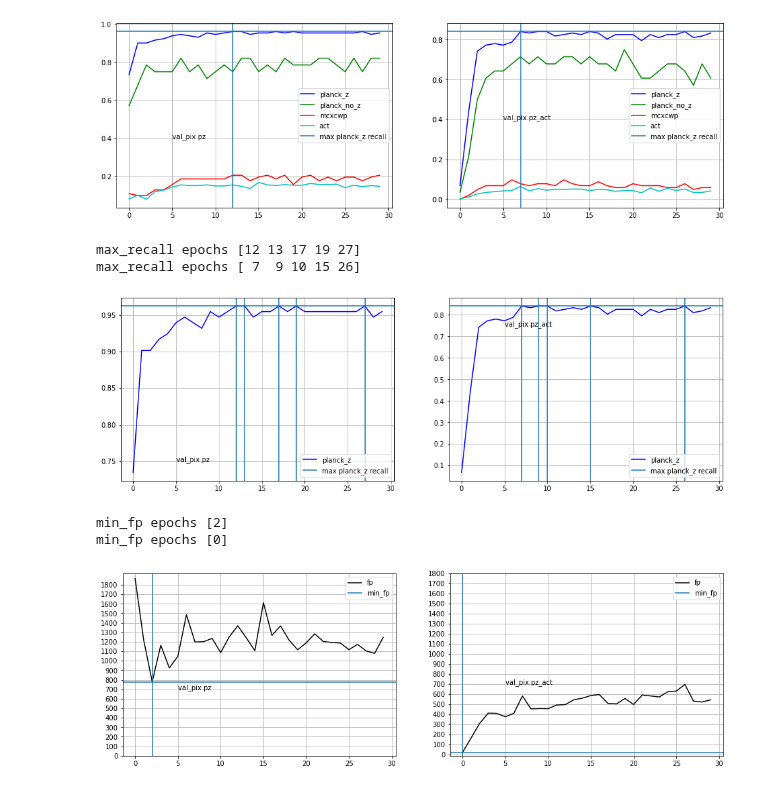
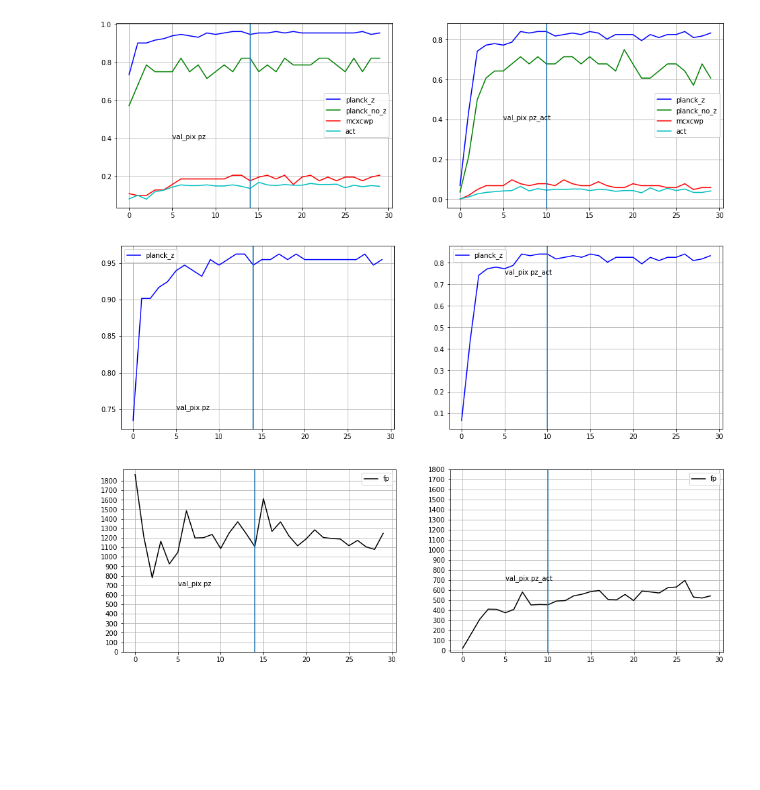
Before and after one commit to rt2122/data-segmentation-2, a Jupyter notebook: visualizations/recall_2_epoch_plot.ipynb, the cells around one changed output. Drawn from its saved outputs; the diff is of its cells as text; code cells hidden in the pictures; blank space fills up the shorter version.

```diff
--- a/visualizations/recall_2_epoch_plot.ipynb
+++ b/visualizations/recall_2_epoch_plot.ipynb
@@ -29,6 +29,8 @@ for model in model_dict:
         line = extract_recall(df)
         model_dict[model].append(pd.DataFrame(line, index=[int(get_prm('ep', file))]))
     model_dict[model] = pd.concat(model_dict[model]).sort_index()
+# %%
+v = {'pz' : 14, 'pz_act' : 10}
 # %%
 _, ax = plt.subplots(1, 2, figsize=(16, 5))
 for i, model in enumerate(model_dict):
@@ -36,34 +38,25 @@ for i, model in enumerate(model_dict):
         line, = ax[i].plot(np.arange(0, 30), model_dict[model][cat], c=c)
         line.set_label(cat)
 
-    line = ax[i].axvline(np.array(model_dict[model]['planck_z']).argmax())
-    line.set_label('max planck_z recall')
-    line = ax[i].axhline(np.array(model_dict[model]['planck_z']).max())
+    line = ax[i].axvline(v[model])
     ax[i].text(5, 0.4, 'val_pix ' + model)
     ax[i].grid()
     ax[i].legend()
 # %% [output]
-[figure, old version]
+[figure, new version]
 # %%
 _, ax = plt.subplots(1, 2, figsize=(16, 5))
 for i, model in enumerate(model_dict):
     for cat, c in zip(['planck_z'], 'b'):
         line, = ax[i].plot(np.arange(0, 30), model_dict[model][cat], c=c)
         line.set_label(cat)
 
-    m = np.array(model_dict[model]['planck_z']).max()
-    mm = np.where(np.array(model_dict[model]['planck_z'] == m))[0]
-    print('max_recall epochs', mm)
-    [ax[i].axvline(k) for k in mm]
-    line = ax[i].axhline(m)
-    line.set_label('max planck_z recall')
+    line = ax[i].axvline(v[model])
     ax[i].text(5, 0.75, 'val_pix ' + model)
     ax[i].grid()
     ax[i].legend()
 # %% [output]
-max_recall epochs [12 13 17 19 27]
-max_recall epochs [ 7  9 10 15 26]
-[figure, old version]
+[figure, new version]
 # %%
 _, ax = plt.subplots(1, 2, figsize=(16, 5))
 for i, model in enumerate(model_dict):
@@ -71,17 +64,10 @@ for i, model in enumerate(model_dict):
         line, = ax[i].plot(np.arange(0, 30), model_dict[model][cat], c=c)
         line.set_label(cat)
 
-    m = np.array(model_dict[model]['fp']).min()
-    mm = np.where(np.array(model_dict[model]['fp'] == m))[0]
-    print('min_fp epochs', mm)
-    [ax[i].axvline(k) for k in mm]
-    line = ax[i].axhline(m)
-    line.set_label('min_fp')
+    line = ax[i].axvline(v[model])
     ax[i].set_yticks(np.arange(0, 1900, 100))
     ax[i].text(5, 700, 'val_pix ' + model)
     ax[i].grid()
     ax[i].legend()
 # %% [output]
-min_fp epochs [2]
-min_fp epochs [0]
-[figure, old version]
+[figure, new version]
```
Also changed, not shown: 1 other file.
